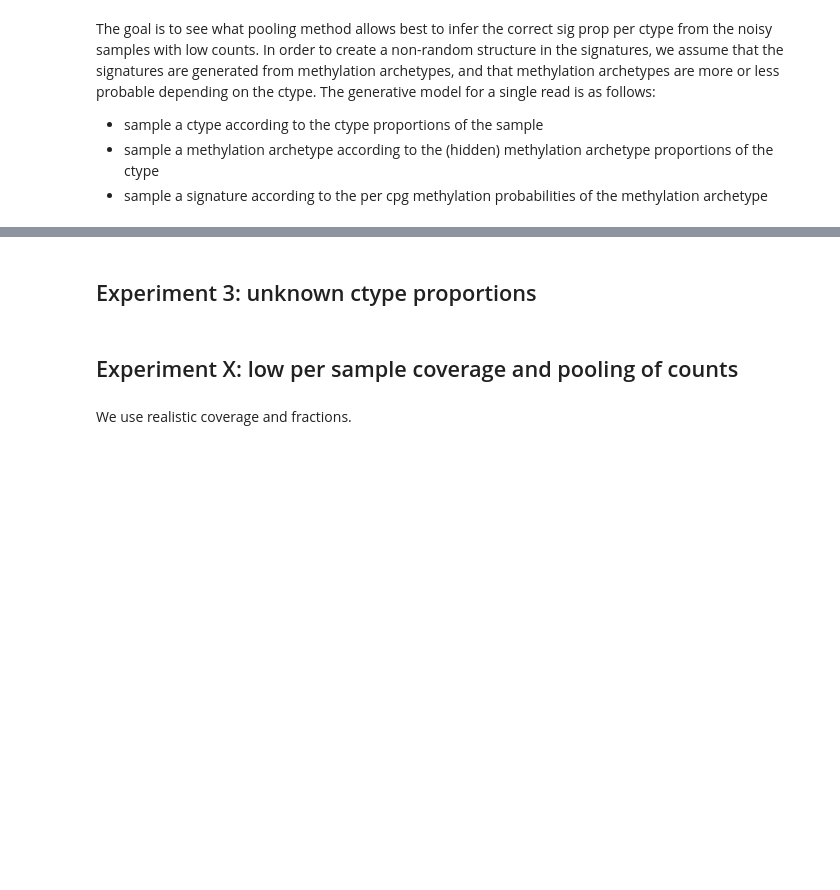
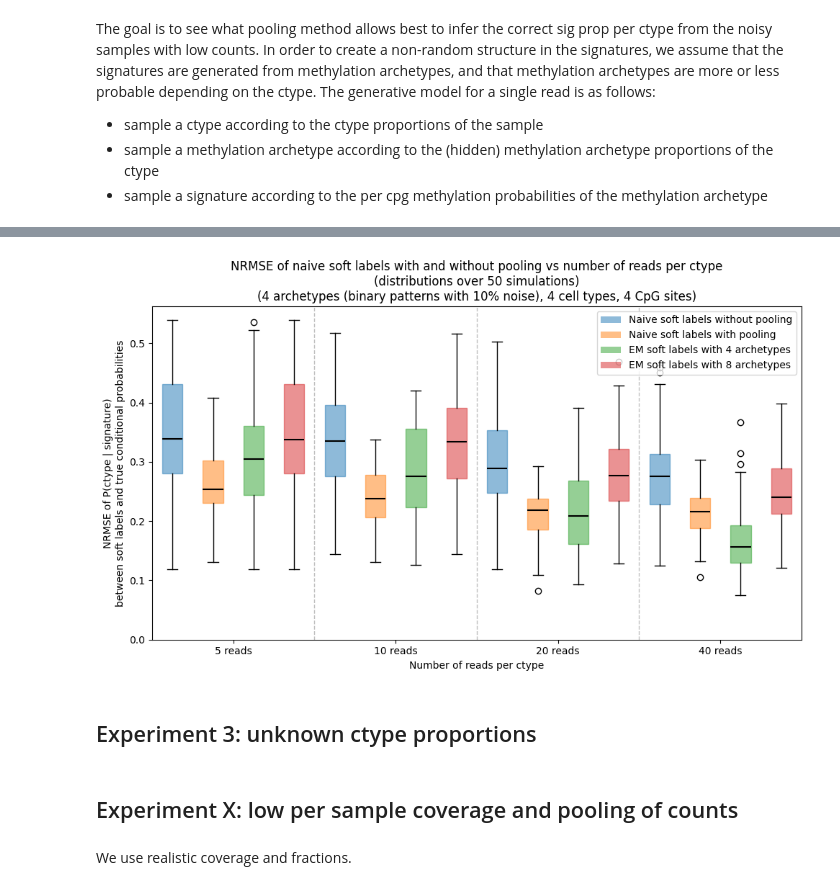
Before and after one commit to CompEpigen/syto, a Jupyter notebook: EDA/extract_soft_labels_from_noisy_samples/extract_ctypes_from_noisy_labels.ipynb, the cells around one changed output, grey strips where cells are left out. Saved outputs shown, nothing was run; the diff lists cells and outputs as text; code cells hidden in the pictures; blank space fills up the shorter version.

Commit message:
WIP: implemented the EM algorithm for soft labels with archetypes conducted several experiments (including comparions of naive soft labels with/without pooling against EM with archetypes)

```diff
--- a/EDA/extract_soft_labels_from_noisy_samples/extract_ctypes_from_noisy_labels.ipynb
+++ b/EDA/extract_soft_labels_from_noisy_samples/extract_ctypes_from_noisy_labels.ipynb
@@ -755,0 +1280,3 @@ In order to create a non-random structure in the signatures, we assume that the
+# %%
+def sig_distance(sig1, sig2):
+    return np.sum(sig1 != sig2)  # Hamming distance
@@ -755,0 +1466,17 @@ In order to create a non-random structure in the signatures, we assume that the
+# %%
+exp2bis_data = experiment2bis(
+    n_ctypes=6, n_reads_per_sample=20
+)
+n_archetype_grid = [1,2,4,6,8,10, 50]
+for n_archetypes in n_archetype_grid:
+    em_sl_arch_results = em_sl_with_archetypes(
+        signature_counts_per_sample=exp2bis_data["exp2_data"]["signature_counts_per_sample"],
+        ctype_prop_per_sample=exp2bis_data["exp2_data"]["ctype_prop_per_sample"],
+        n_archetypes=n_archetypes,
+        n_cpgs=4,
+        max_iterations=1000,
+        delta=1e-4,
+        verbose=False,
+        return_llh=True
+    )
+    print(f"n_archetypes={n_archetypes}, log_likelihood={em_sl_arch_results['log_likelihood']}")
@@ -756,3 +1642,83 @@ In order to create a non-random structure in the signatures, we assume that the
+# %%
+# box plots of the nrmse distributions for each method and each number of reads per sample
+from matplotlib.patches import Patch
+
+method_colors = {
+    "no_pooling": "#1f77b4",        # blue
+    "pooling": "#ff7f0e",           # orange
+    "archetypes": "#2ca02c",        # green
+    "archetypes_2x": "#d62728",     # red
+}
+
+plt.figure(figsize=(10, 6))
+
+# Order boxes by read count first, then method
+method_specs = [
+    ("no_pooling", "no pooling", nrmse_without_pooling),
+    ("pooling", "pooling", nrmse_with_pooling),
+    ("archetypes", f"{n_ctypes} archetypes", nrmse_with_archetypes),
+    ("archetypes_2x", f"{2 * n_ctypes} archetypes", nrmse_with_2x_archetypes),
+]
+n_methods = len(method_specs)
+
+boxplot_data = []
+box_colors = []
+for i in range(n_setups):
+    for method_key, _, method_values in method_specs:
+        boxplot_data.append(method_values[i])
+        box_colors.append(method_colors[method_key])
+
+# Keep per-box labels empty; we add one centered label per read-count group below
+bp = plt.boxplot(boxplot_data, tick_labels=[""] * len(boxplot_data), patch_artist=True)
+
+for patch, color in zip(bp["boxes"], box_colors):
+    patch.set_facecolor(color)
+    patch.set_alpha(0.5)
+    patch.set_edgecolor(color)
+for median in bp["medians"]:
+    median.set_color("black")
+    median.set_linewidth(1.5)
+
+# Vertical separators between read-count groups
+for i in range(1, n_setups):
+    plt.axvline(
+        x=i * n_methods + 0.5,
+        color="gray",
+        linestyle="--",
+        linewidth=1,
+        alpha=0.5,
+        zorder=0,
+    )
+
+# One x-tick label per group, centered on its 4 method boxes
+group_centers = [
+    i * n_methods + (n_methods + 1) / 2 for i in range(n_setups)
+]
+group_labels = [f"{n_reads} reads" for n_reads in n_reads_per_sample_grid]
+plt.xticks(group_centers, group_labels, rotation=0)
+
+legend_handles = [
+    Patch(facecolor=method_colors["no_pooling"], alpha=0.5, label="Naive soft labels without pooling"),
+    Patch(facecolor=method_colors["pooling"], alpha=0.5, label="Naive soft labels with pooling"),
+    Patch(facecolor=method_colors["archetypes"], alpha=0.5, label=f"EM soft labels with {n_ctypes} archetypes"),
+    Patch(facecolor=method_colors["archetypes_2x"], alpha=0.5, label=f"EM soft labels with {2 * n_ctypes} archetypes"),
+]
+plt.legend(handles=legend_handles, loc="upper right")
+
+plt.ylabel(
+    "NRMSE of P(ctype | signature)\nbetween soft labels and true conditional probabilities"
+)
+plt.xlabel("Number of reads per ctype")
+plt.title(
+    "NRMSE of naive soft labels with and without pooling vs number of reads per ctype\n"
+    f"(distributions over {N_SIMULATIONS} simulations)\n"
+    f"({n_ctypes} archetypes (binary patterns with 10% noise), {n_ctypes} cell types, 4 CpG sites)"
+)
+plt.ylim(0, None)
+plt.tight_layout()
+plt.show()
+# %% [output]
+[figure, added]
 # %% [markdown]
 ## Experiment 3: unknown ctype proportions
 # %% [markdown]
```
Also changed, not shown: parts of 43 cells of this notebook.
